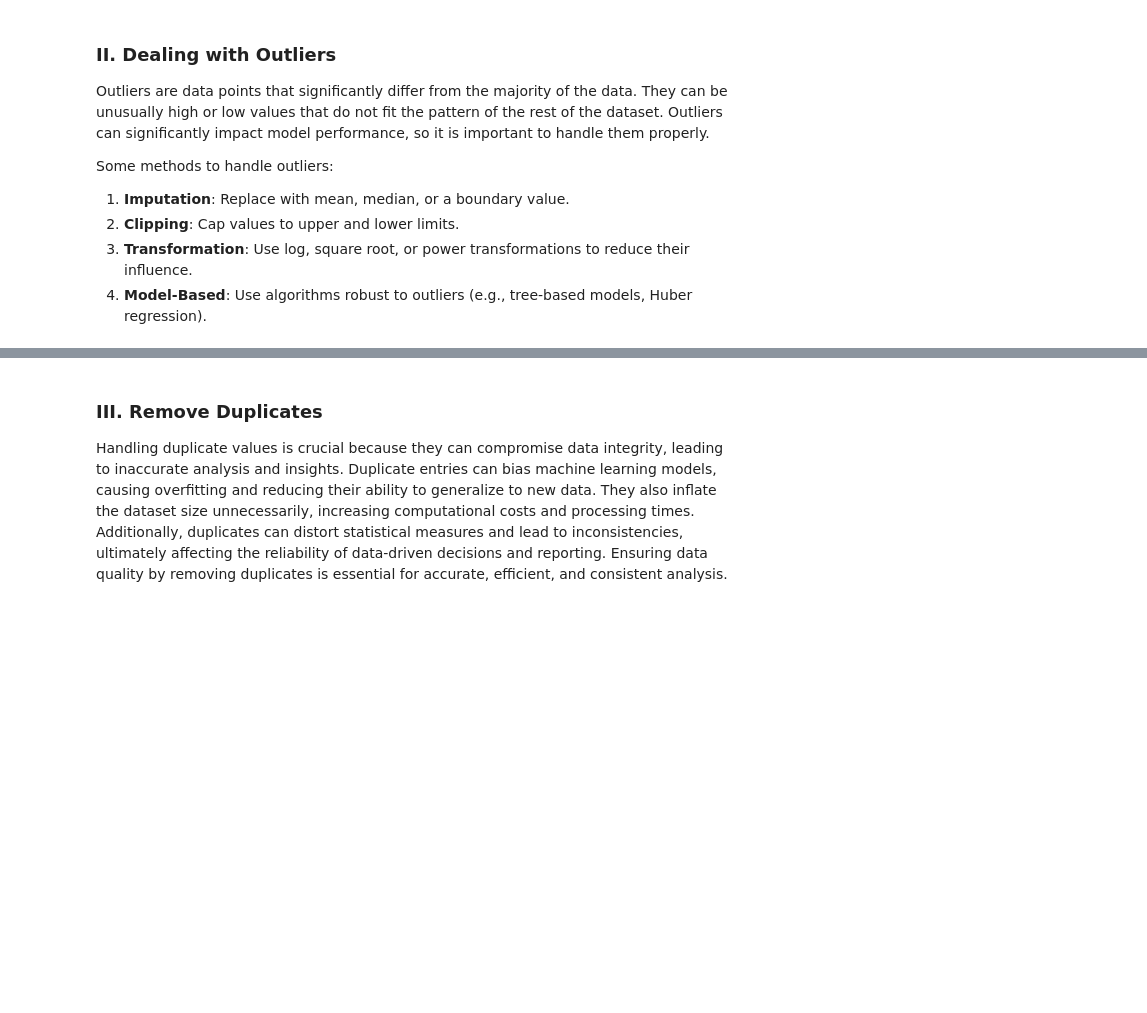
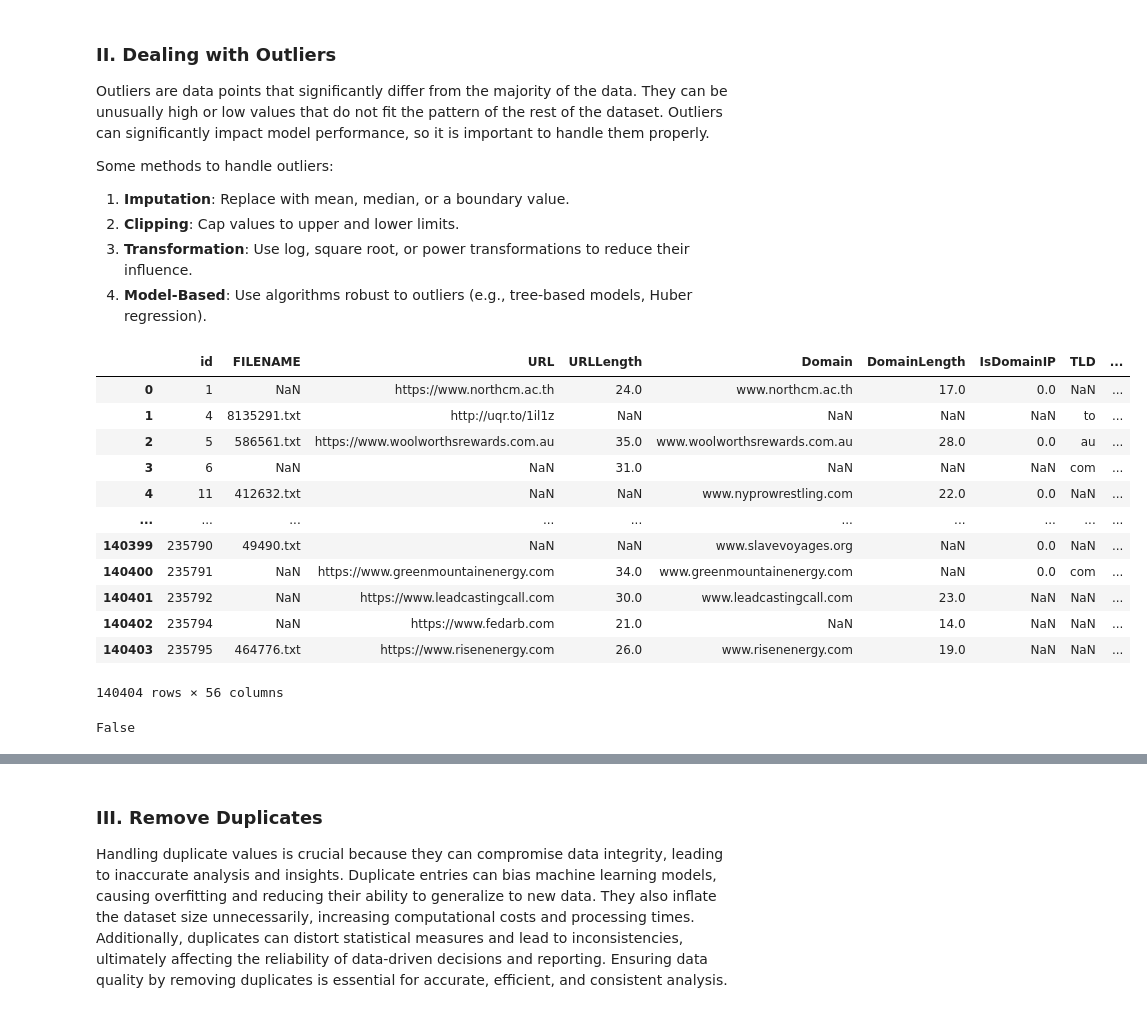
Before and after one commit to MickyV18/Tubes2-DAI, a Jupyter notebook: IF3070_DAI___Tugas_Besar_2_Notebook_Template___Utama.ipynb, the cells around one changed output, grey strips where cells are left out. Drawn from its saved outputs; the diff is of its cells as text; code cells hidden in the pictures; blank space fills up the shorter version.

Commit message:
outlier done

```diff
--- a/IF3070_DAI___Tugas_Besar_2_Notebook_Template___Utama.ipynb
+++ b/IF3070_DAI___Tugas_Besar_2_Notebook_Template___Utama.ipynb
@@ -144,0 +152,61 @@ Some methods to handle outliers:
+# %%
+df
+# %% [output]
+|  | id | FILENAME | URL | URLLength | Domain | DomainLength | IsDomainIP | TLD | ... |
+| 0 | 1 | NaN | https://www.northcm.ac.th | 24.0 | www.northcm.ac.th | 17.0 | 0.0 | NaN | ... |
+| 1 | 4 | 8135291.txt | http://uqr.to/1il1z | NaN | NaN | NaN | NaN | to | ... |
+| 2 | 5 | 586561.txt | https://www.woolworthsrewards.com.au | 35.0 | www.woolworthsrewards.com.au | 28.0 | 0.0 | au | ... |
+| 3 | 6 | NaN | NaN | 31.0 | NaN | NaN | NaN | com | ... |
+| 4 | 11 | 412632.txt | NaN | NaN | www.nyprowrestling.com | 22.0 | 0.0 | NaN | ... |
+| ... | ... | ... | ... | ... | ... | ... | ... | ... | ... |
+| 140399 | 235790 | 49490.txt | NaN | NaN | www.slavevoyages.org | NaN | 0.0 | NaN | ... |
+| 140400 | 235791 | NaN | https://www.greenmountainenergy.com | 34.0 | www.greenmountainenergy.com | NaN | 0.0 | com | ... |
+| 140401 | 235792 | NaN | https://www.leadcastingcall.com | 30.0 | www.leadcastingcall.com | 23.0 | NaN | NaN | ... |
+| 140402 | 235794 | NaN | https://www.fedarb.com | 21.0 | NaN | 14.0 | NaN | NaN | ... |
+| 140403 | 235795 | 464776.txt | https://www.risenenergy.com | 26.0 | www.risenenergy.com | 19.0 | NaN | NaN | ... |
+140404 rows × 56 columns
+# %%
+import pandas as pd
+import numpy as np
+
+# Misalkan df adalah DataFrame Anda dan non_categorical adalah daftar kolom non-kategorikal
+threshold_percentage = 0.03  # Batas maksimal 3% outlier
+outlier = True
+while outlier:
+    change = False
+    for col in non_categorical:
+        if df[col].skew() > 1 or df[col].skew() < -1:
+            # Menggunakan IQR untuk mendeteksi outlier
+            Q1 = df[col].quantile(0.25)
+            Q3 = df[col].quantile(0.75)
+            IQR = Q3 - Q1
+            # Mendapatkan indeks outlier
+            outlier_indices = df[(df[col] < Q1 - 1.5 * IQR) | (df[col] > Q3 + 1.5 * IQR)].index
+        else:
+            # Menggunakan z-score untuk mendeteksi outlier
+            z_scores = np.abs((df[col] - df[col].mean()) / df[col].std())
+            outlier_indices = df[z_scores > 3].index
+
+        # Hitung persentase outlier
+        outlier_percentage = len(outlier_indices) / len(df)
+        if 0 < outlier_percentage < threshold_percentage:
+            df = df.drop(outlier_indices)
+            change = True
+        elif outlier_percentage > threshold_percentage:
+            Q1 = df[col].quantile(0.25)
+            Q3 = df[col].quantile(0.75)
+            IQR = Q3 - Q1
+            lower_bound = Q1 - 1.5 * IQR
+            upper_bound = Q3 + 1.5 * IQR
+
+            df[col] = np.where(df[col] < lower_bound, lower_bound, df[col])
+            df[col] = np.where(df[col] > upper_bound, upper_bound, df[col])
+
+    print (change)
+    if not(change):
+        outlier = False
+
+    # Reset index setelah penghapusan outlier
+    df.reset_index(drop=True, inplace=True)
+# %% [output]
+False
```
Also changed, not shown: parts of 4 cells of this notebook.
